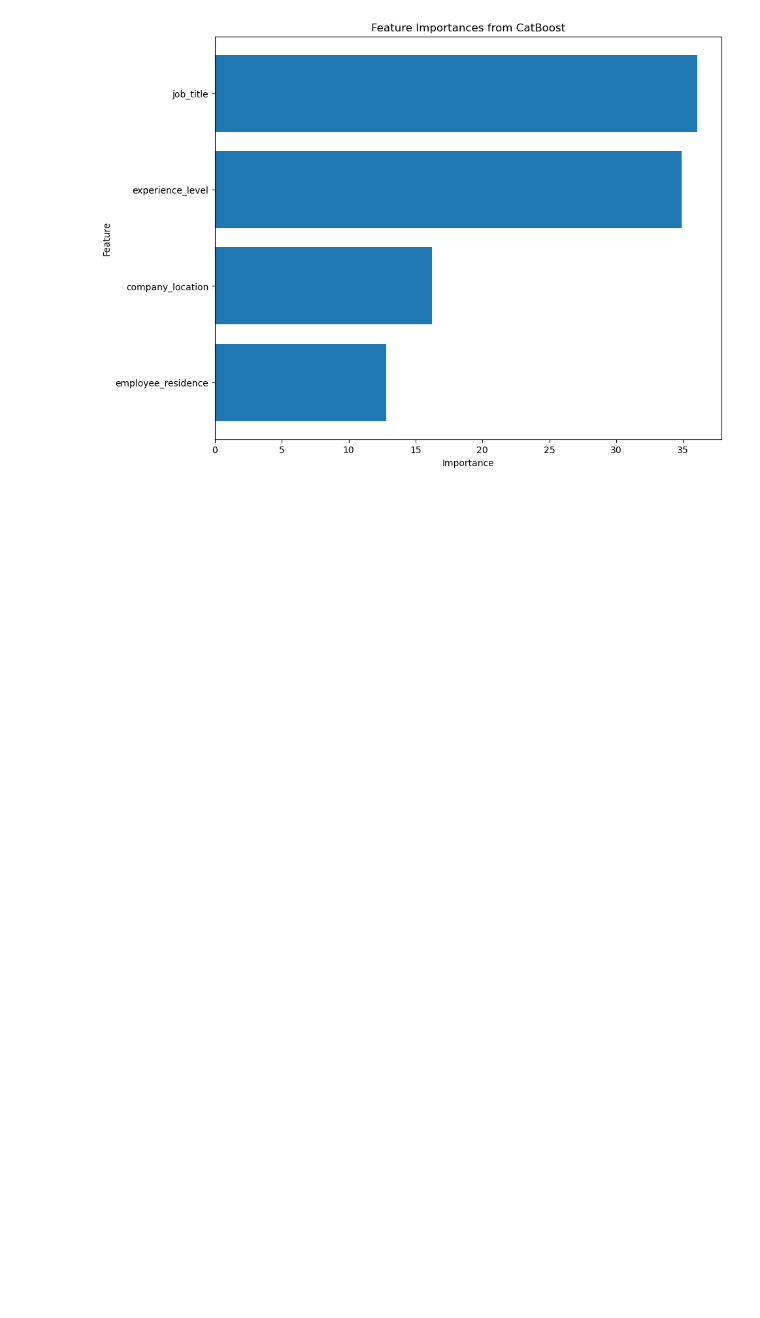
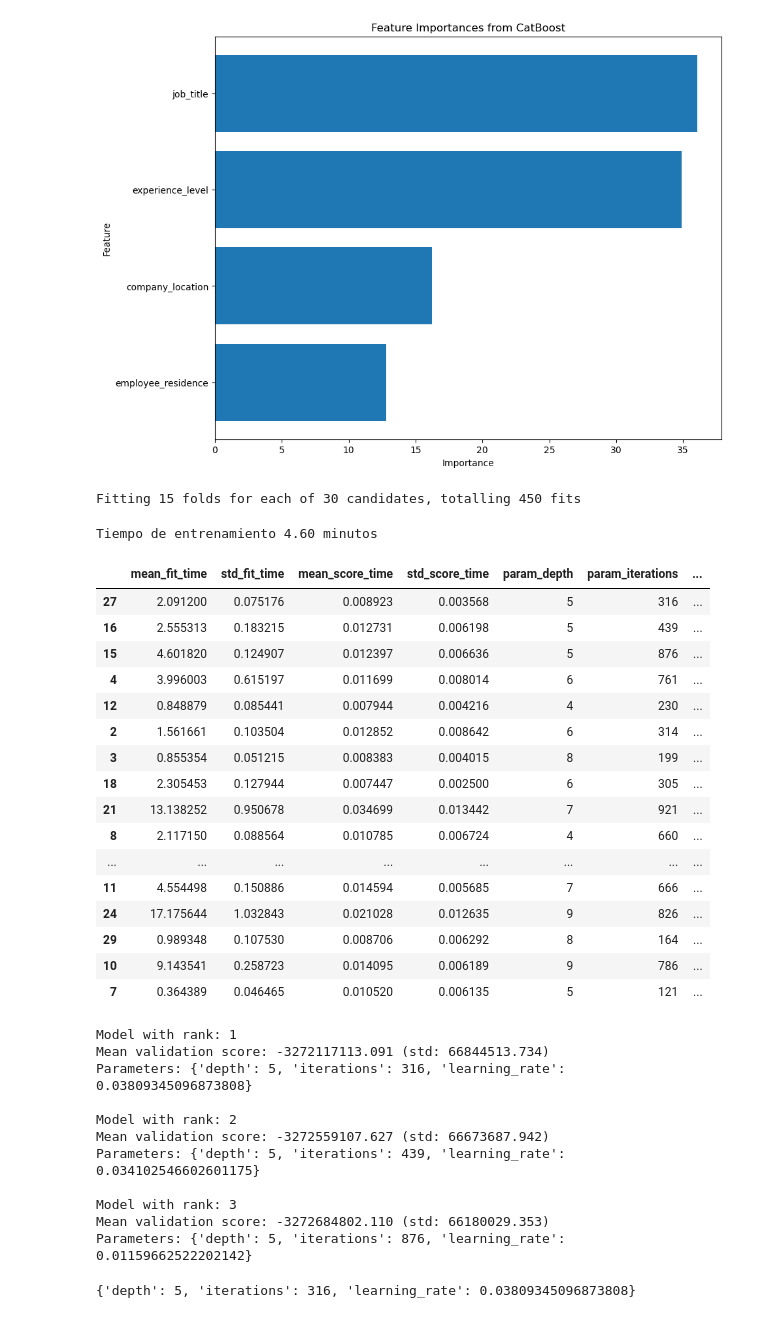
Before and after one commit to juankquintana/prediccion_salarios, a Jupyter notebook: Models/Classification/salaries_classification_models.ipynb, the cells around one changed output. Cells and saved outputs as stored; diff of their text form; code cells hidden in the pictures; blank space fills up the shorter version.

```diff
--- a/Models/Classification/salaries_classification_models.ipynb
+++ b/Models/Classification/salaries_classification_models.ipynb
@@ -606,0 +653,44 @@ plt.show()
+# %%
+
+# Run RandomizedSearchCV on CatBoost
+rs_cbr, elapsed_time_cbr = random_search(catboost_model, param_grid_catboost, Xr_train, yr_train, scoring = "neg_mean_squared_error")
+print(f"Tiempo de entrenamiento {elapsed_time_cbr:.2f} minutos")
+# %% [output]
+Fitting 15 folds for each of 30 candidates, totalling 450 fits
+Tiempo de entrenamiento 4.60 minutos
+# %%
+
+# Ver resultados
+see_results(pd.DataFrame(rs_cbr.cv_results_))
+best_models_params_cbr= report_best_scores(pd.DataFrame(rs_cbr.cv_results_))
+best_models_params_cbr
+# %% [output]
+|  | mean_fit_time | std_fit_time | mean_score_time | std_score_time | param_depth | param_iterations | ... |
+| 27 | 2.091200 | 0.075176 | 0.008923 | 0.003568 | 5 | 316 | ... |
+| 16 | 2.555313 | 0.183215 | 0.012731 | 0.006198 | 5 | 439 | ... |
+| 15 | 4.601820 | 0.124907 | 0.012397 | 0.006636 | 5 | 876 | ... |
+| 4 | 3.996003 | 0.615197 | 0.011699 | 0.008014 | 6 | 761 | ... |
+| 12 | 0.848879 | 0.085441 | 0.007944 | 0.004216 | 4 | 230 | ... |
+| 2 | 1.561661 | 0.103504 | 0.012852 | 0.008642 | 6 | 314 | ... |
+| 3 | 0.855354 | 0.051215 | 0.008383 | 0.004015 | 8 | 199 | ... |
+| 18 | 2.305453 | 0.127944 | 0.007447 | 0.002500 | 6 | 305 | ... |
+| 21 | 13.138252 | 0.950678 | 0.034699 | 0.013442 | 7 | 921 | ... |
+| 8 | 2.117150 | 0.088564 | 0.010785 | 0.006724 | 4 | 660 | ... |
+| ... | ... | ... | ... | ... | ... | ... | ... |
+| 11 | 4.554498 | 0.150886 | 0.014594 | 0.005685 | 7 | 666 | ... |
+| 24 | 17.175644 | 1.032843 | 0.021028 | 0.012635 | 9 | 826 | ... |
+| 29 | 0.989348 | 0.107530 | 0.008706 | 0.006292 | 8 | 164 | ... |
+| 10 | 9.143541 | 0.258723 | 0.014095 | 0.006189 | 9 | 786 | ... |
+| 7 | 0.364389 | 0.046465 | 0.010520 | 0.006135 | 5 | 121 | ... |
+Model with rank: 1
+Mean validation score: -3272117113.091 (std: 66844513.734)
+Parameters: {'depth': 5, 'iterations': 316, 'learning_rate': 0.03809345096873808}
+
+Model with rank: 2
+Mean validation score: -3272559107.627 (std: 66673687.942)
+Parameters: {'depth': 5, 'iterations': 439, 'learning_rate': 0.034102546602601175}
+
+Model with rank: 3
+Mean validation score: -3272684802.110 (std: 66180029.353)
+Parameters: {'depth': 5, 'iterations': 876, 'learning_rate': 0.01159662522202142}
+{'depth': 5, 'iterations': 316, 'learning_rate': 0.03809345096873808}
```
Also changed, not shown: parts of 15 cells of this notebook, 17 other files.
